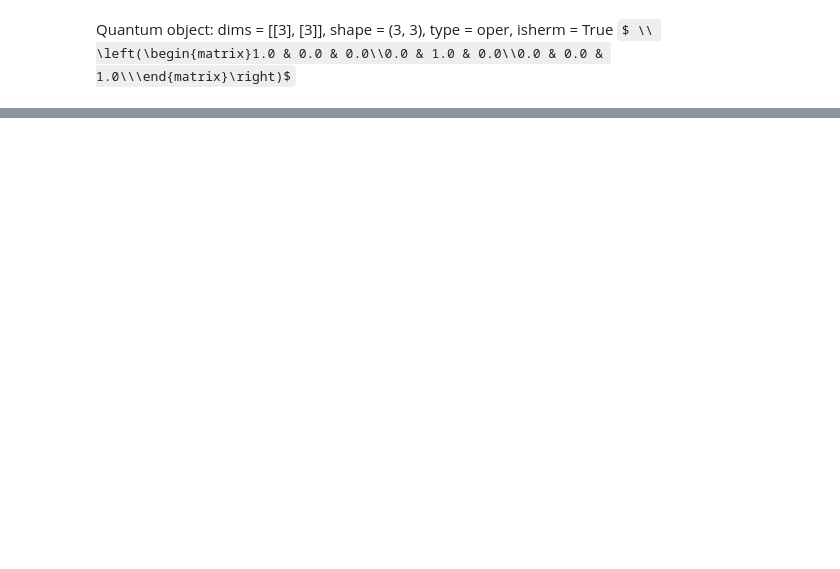
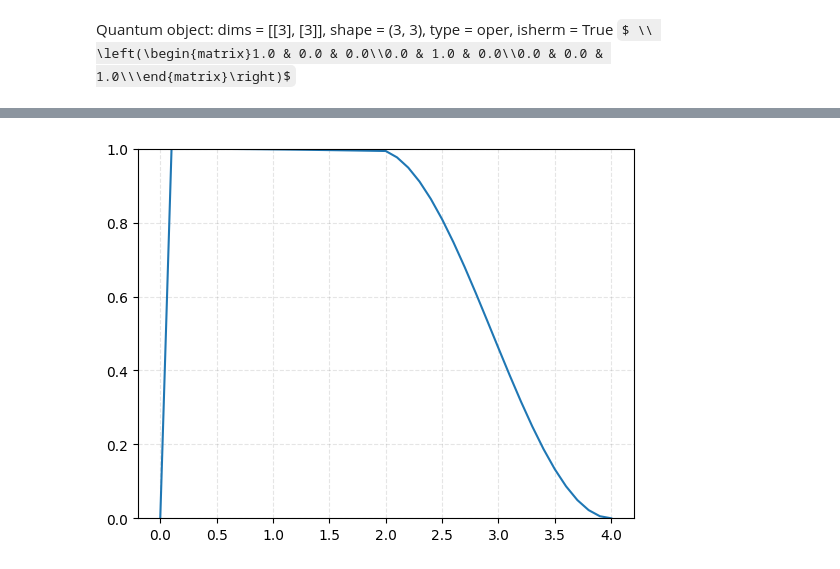
Before and after one commit to amachino/physics-of-qubits, a Jupyter notebook: content/ipynb/pwc-optimization.ipynb, the cells around one changed output, grey strips where cells are left out. Saved outputs shown, nothing was run; the diff lists cells and outputs as text; code cells hidden in the pictures; some formulas as TeX source; blank space fills up the shorter version.

```diff
--- a/content/ipynb/pwc-optimization.ipynb
+++ b/content/ipynb/pwc-optimization.ipynb
@@ -239,0 +326,4 @@ sim_result.plot_unitary_infidelities()
+# %%
+sim_result.plot_unitary_infidelities()
+# %% [output]
+[figure, added]
```
Also changed, not shown: parts of 19 cells of this notebook.
